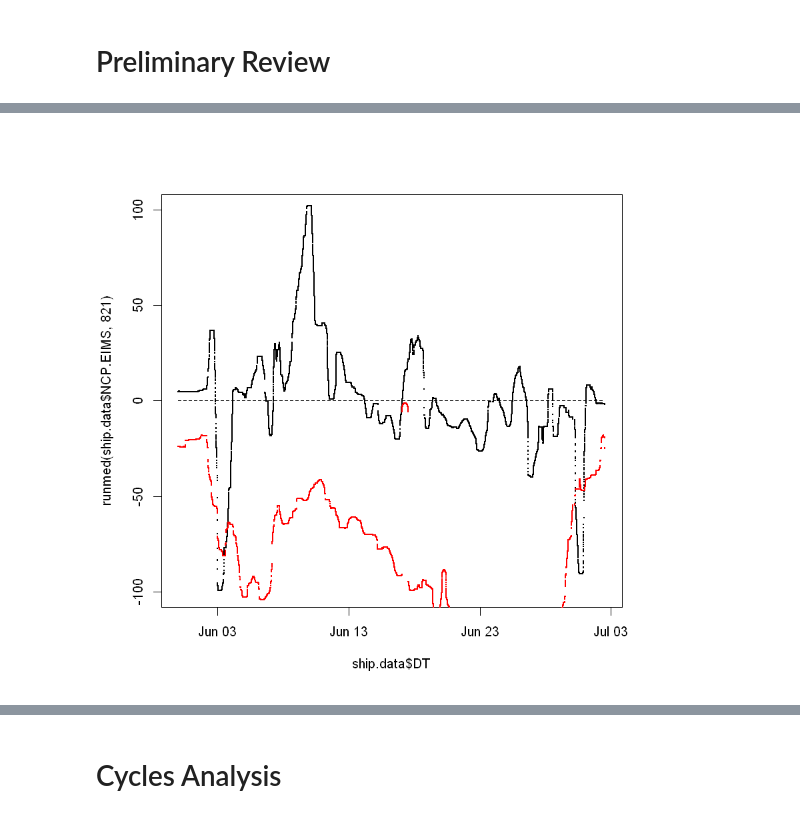
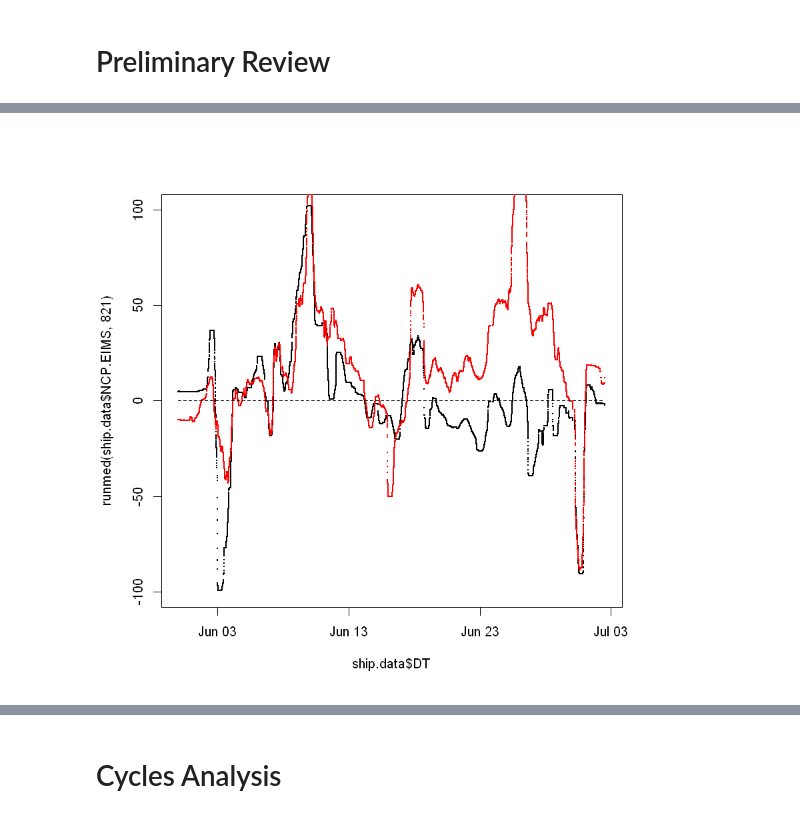
Before and after one commit to tbrycekelly/MIMS-TBK, a Jupyter notebook: Module - NCP Model.ipynb, the cells around one changed output, grey strips where cells are left out. Cells and saved outputs as stored; diff of their text form; code cells hidden in the pictures.

```diff
--- a/Module - NCP Model.ipynb
+++ b/Module - NCP Model.ipynb
@@ -148,11 +148,11 @@ calc.ncp = function(o2ar, o2ar.cal, S, T, k) {
 ship.data$NCP.EIMS = calc.ncp(ship.data$EIMS.O2.Ar, ship.data$EIMS.O2.Ar.cal, ship.data$SA,
                               ship.data$EIMS.Inlet.T, ship.data$k)
 
-#ship.data$NCP.MIMS = calc.ncp(ship.data$MIMS.O2.Ar, ship.data$MIMS.O2.Ar.cal, ship.data$SA,
-#                              ship.data$Optode.temp2, ship.data$k)
+ship.data$NCP.MIMS = calc.ncp(ship.data$MIMS.O2.Ar, ship.data$MIMS.O2.Ar.cal, ship.data$SA,
+                              ship.data$Optode.temp2, ship.data$k)
 
-signal = (ship.data$MIMS.32 / ship.data$MIMS.O2.Ar) * (ship.data$MIMS.32.cal / ship.data$MIMS.32) / ship.data$MIMS.32
-ship.data$NCP.MIMS = calc.ncp(signal, ship.data$MIMS.O2.Ar.cal, ship.data$SA,
+signal = ship.data$MIMS.40 * (ship.data$MIMS.32.cal / ship.data$MIMS.32) / ship.data$MIMS.32
+ship.data$NCP.MIMS2 = calc.ncp(1/signal, ship.data$MIMS.32.cal / ship.data$MIMS.40.cal, ship.data$SA,
                               ship.data$Optode.temp2, ship.data$k)
 
 ship.data = ship.data[!is.na(ship.data$NCP.EIMS),]
@@ -207,9 +207,10 @@ lines(c(min(ship.data$DT), max(ship.data$DT)), c(0, 0), lty=2)
 # %%
 plot(ship.data$DT, runmed(ship.data$NCP.EIMS, 821), pch=16, cex=0.2, ylim=c(-100,100))
 
-points(ship.data$DT, runmed(ship.data$NCP.MIMS, 811)/10, pch=16, cex=0.2, col='red')
+points(ship.data$DT, runmed(ship.data$NCP.MIMS, 811), pch=16, cex=0.2, col='red')
+#points(ship.data$DT, runmed(ship.data$NCP.MIMS2, 2011), pch=16, cex=0.2, col='blue')
 lines(c(ship.data$DT[1], max(ship.data$DT)), c(0,0), lty=2)
 # %% [output]
-[figure, old version]
+[figure, new version]
 # %%
 
```
Also changed, not shown: parts of 4 cells of this notebook, 8 other files.
